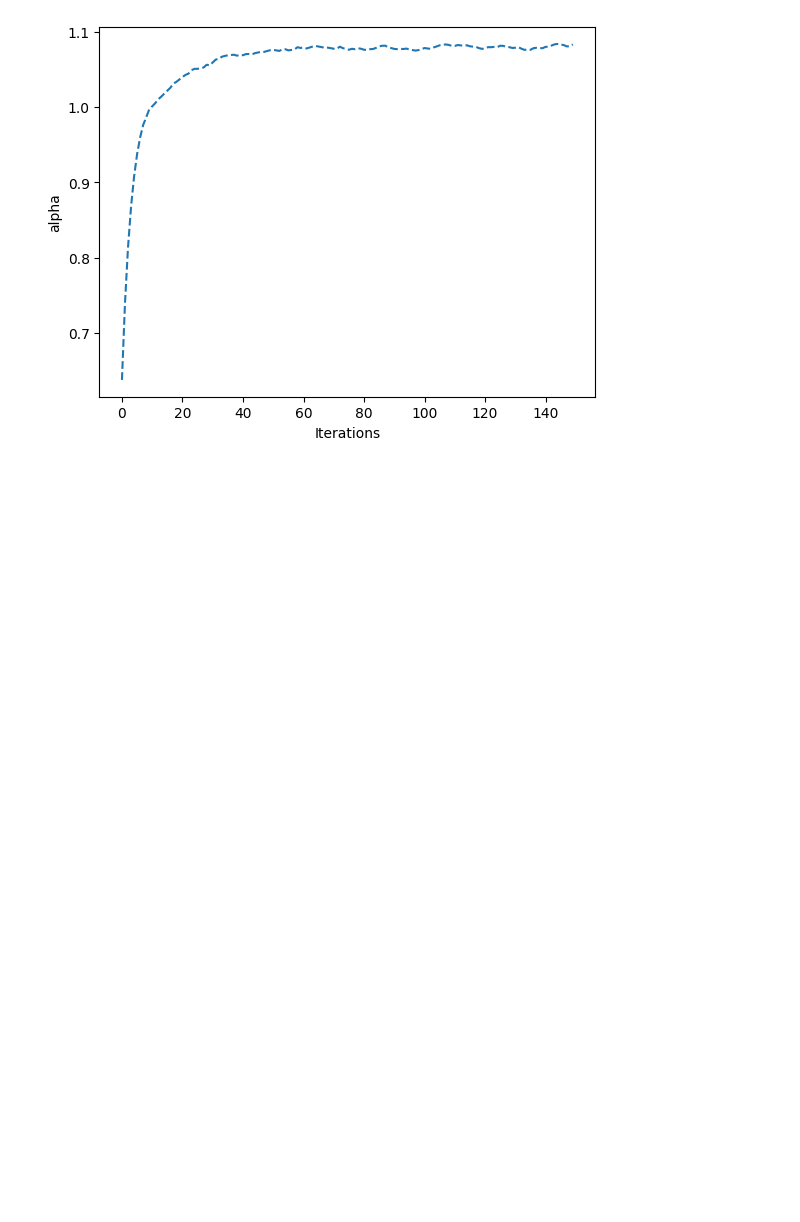
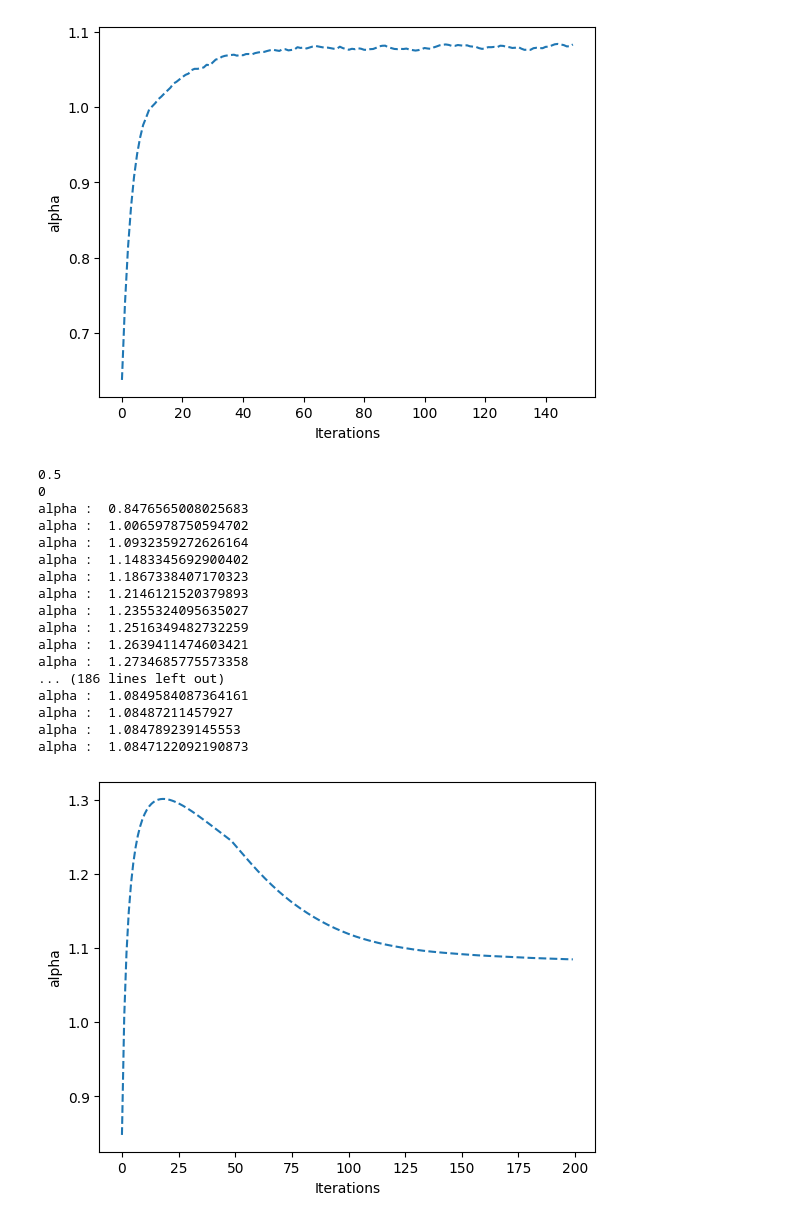
Before and after one commit to foutejordan/reinforcement_learning_tps, a Jupyter notebook: Tp1/main.ipynb, the cells around one changed output. Cells and saved outputs as stored; diff of their text form; code cells hidden in the pictures; blank space fills up the shorter version.

Commit message:
graphic of tp1 done

```diff
--- a/Tp1/main.ipynb
+++ b/Tp1/main.ipynb
@@ -191,12 +191,12 @@ def polyakAverage(N, capacity, gamma, e0):
     n = 1
     e = e0
     #alpha = np.random.uniform(0,N)
-    alpha = 2
+    alpha = 0.5
     print(alpha)
     print(math.floor(alpha))
     allY = []
     list_of_alpha = []
-    for episode in range(400):
+    for episode in range(200):
         packets = genPoisson(10**5, 1, 4, [1/3, 1/12, 1/4, 1/3])
         packets.sort(key=lambda x: x[1]) #trier par ordre chrono
         admittedPacquets = 0
@@ -204,35 +204,55 @@ def polyakAverage(N, capacity, gamma, e0):
 
         fraction = alpha - math.floor(alpha)
 
         count = 0
         for numero_classe, temps in packets:
             if numero_classe == (math.floor(alpha)+1):
                 count += 1
 
         nbMiddleClass = int((fraction)*count)
 
         for (typeEvent, packet) in packets :
-            print(typeEvent)
             if typeEvent <= math.floor(alpha) :
                 admittedPacquets = admittedPacquets + 1
             elif typeEvent == (math.floor(alpha)+1) and nbMiddleClass > 0 :
                 admittedPacquets = admittedPacquets + 1
                 nbMiddleClass = nbMiddleClass - 1
             else :
                 rejectedPacquets = rejectedPacquets +1
         Y = admittedPacquets / (admittedPacquets + rejectedPacquets)
         allY.append(Y)
+        if len(allY) == 50:
+            allY.pop(0)
         averageY = np.mean(allY)
         alpha = alpha + e * (capacity-averageY)
         alpha = max(0, min(alpha, N))
         n = n +1
         e = e0 / (n**gamma)
         print("alpha : ", alpha)
         list_of_alpha.append(alpha)
     plt.xlabel('Iterations')
     plt.ylabel('alpha')
-    plt.plot([i for i in range(400)], list_of_alpha, '--',)
+    plt.plot([i for i in range(200)], list_of_alpha, '--',)
 polyakAverage(4, 0.34, 0.55, 2)
+# %% [output]
+0.5
+0
+alpha :  0.8476565008025683
+alpha :  1.0065978750594702
+alpha :  1.0932359272626164
+alpha :  1.1483345692900402
+alpha :  1.1867338407170323
+alpha :  1.2146121520379893
+alpha :  1.2355324095635027
+alpha :  1.2516349482732259
+alpha :  1.2639411474603421
+alpha :  1.2734685775573358
+... (186 lines left out)
+alpha :  1.0849584087364161
+alpha :  1.08487211457927
+alpha :  1.084789239145553
+alpha :  1.0847122092190873
+[figure, added]
 # %%
 def equationODE(t, alpha):
     distributions = [1/3, 1/12, 1/4, 1/3]
```
Also changed, not shown: parts of 1 cell of this notebook, 1 other file.
